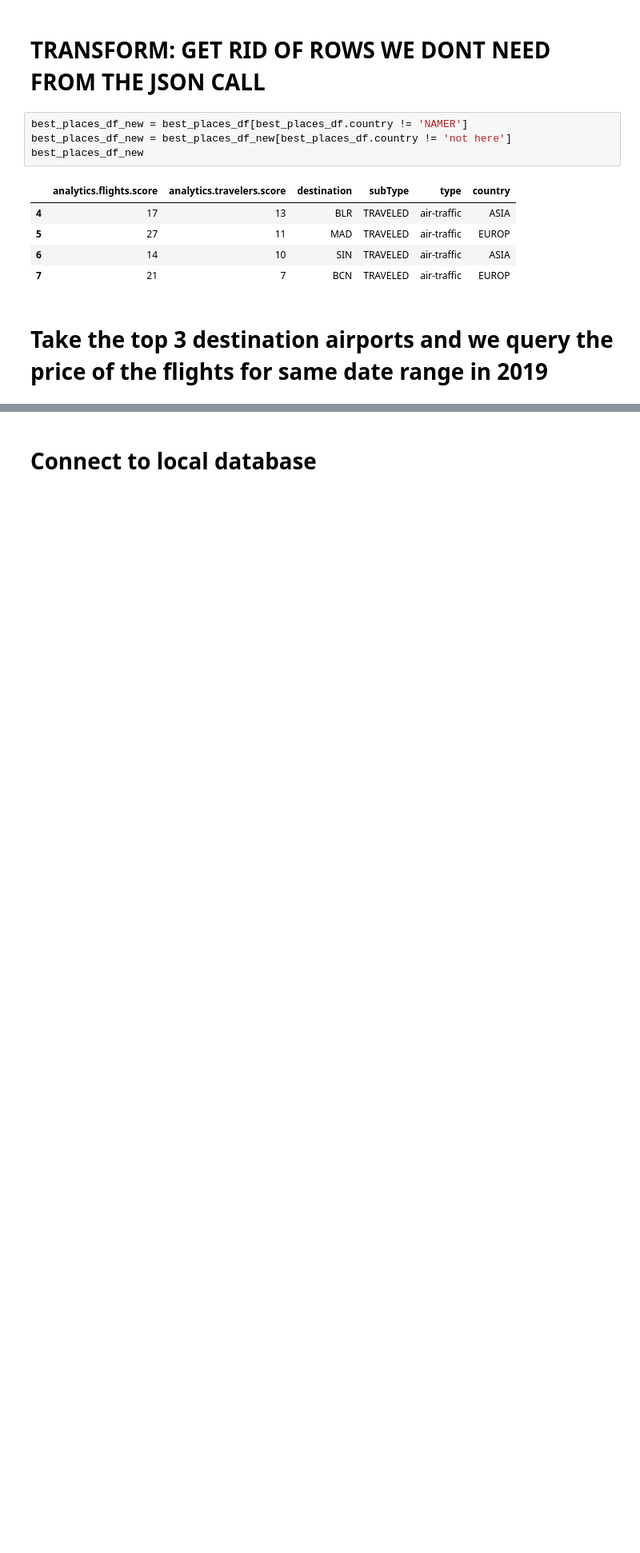
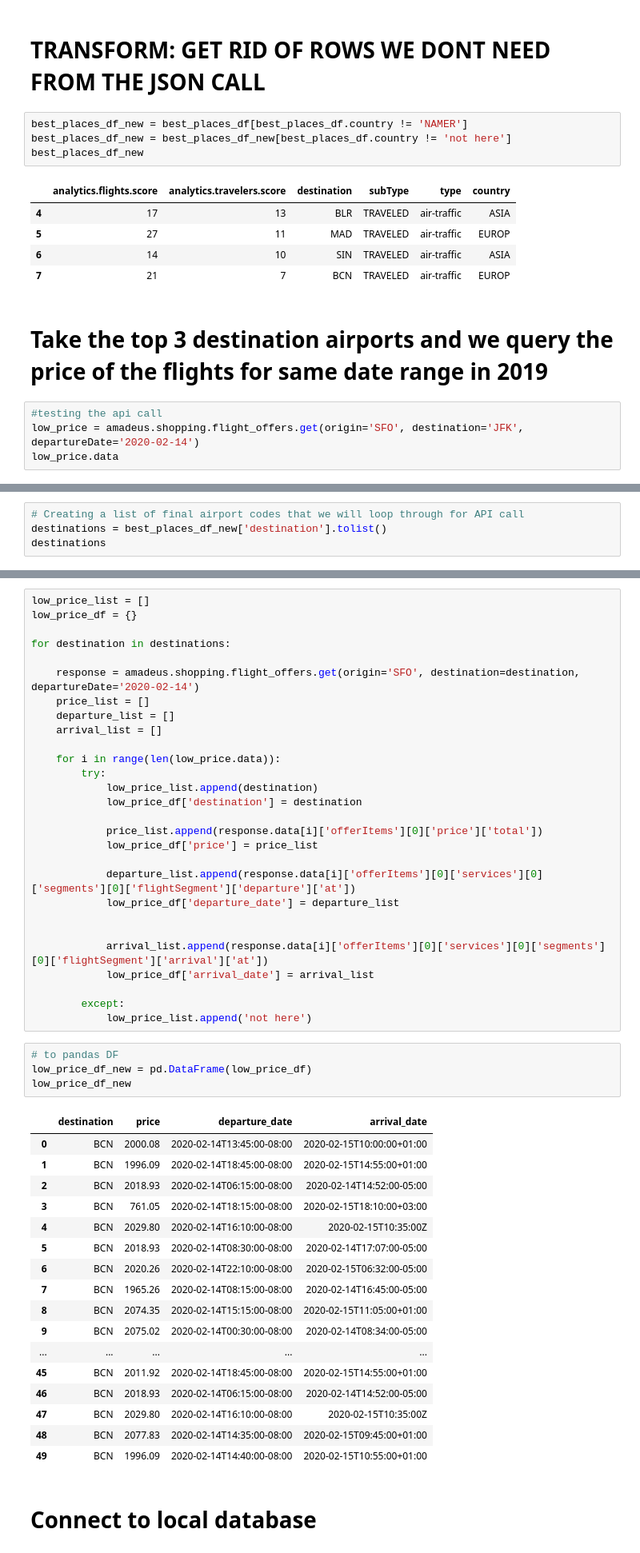
Before and after one commit to williamsongigi69/Travel_ETL, a Jupyter notebook: Travel_ETL_Code.ipynb, the cells around one changed output, grey strips where cells are left out. Shown: that part at 80% size. Drawn from its saved outputs; the diff is of its cells as text; blank space fills up the shorter version.

Commit message:
nested loop

```diff
--- a/Travel_ETL_Code.ipynb
+++ b/Travel_ETL_Code.ipynb
@@ -124,3 +124,7 @@ best_places_df_new
 | 7 | 21 | 7 | BCN | TRAVELED | air-traffic | EUROP |
 # %% [markdown]
 # Take the top 3 destination airports and we query the price of the flights for same date range in 2019
+# %%
+#testing the api call
+low_price = amadeus.shopping.flight_offers.get(origin='SFO', destination='JFK', departureDate='2020-02-14')
+low_price.data
@@ -126,0 +158,4 @@ best_places_df_new
+# %%
+# Creating a list of final airport codes that we will loop through for API call
+destinations = best_places_df_new['destination'].tolist()
+destinations
@@ -127,3 +164,53 @@ best_places_df_new
+# %%
+low_price_list = []
+low_price_df = {}
+
+for destination in destinations:
+
+    response = amadeus.shopping.flight_offers.get(origin='SFO', destination=destination, departureDate='2020-02-14')
+    price_list = []
+    departure_list = []
+    arrival_list = []
+
+    for i in range(len(low_price.data)):
+        try:
+            low_price_list.append(destination)
+            low_price_df['destination'] = destination
+
+            price_list.append(response.data[i]['offerItems'][0]['price']['total'])
+            low_price_df['price'] = price_list
+
+            departure_list.append(response.data[i]['offerItems'][0]['services'][0]['segments'][0]['flightSegment']['departure']['at'])
+            low_price_df['departure_date'] = departure_list
+
+
+            arrival_list.append(response.data[i]['offerItems'][0]['services'][0]['segments'][0]['flightSegment']['arrival']['at'])
+            low_price_df['arrival_date'] = arrival_list
+
+        except:
+            low_price_list.append('not here')
+# %%
+# to pandas DF
+low_price_df_new = pd.DataFrame(low_price_df)
+low_price_df_new
+# %% [output]
+|  | destination | price | departure_date | arrival_date |
+| 0 | BCN | 2000.08 | 2020-02-14T13:45:00-08:00 | 2020-02-15T10:00:00+01:00 |
+| 1 | BCN | 1996.09 | 2020-02-14T18:45:00-08:00 | 2020-02-15T14:55:00+01:00 |
+| 2 | BCN | 2018.93 | 2020-02-14T06:15:00-08:00 | 2020-02-14T14:52:00-05:00 |
+| 3 | BCN | 761.05 | 2020-02-14T18:15:00-08:00 | 2020-02-15T18:10:00+03:00 |
+| 4 | BCN | 2029.80 | 2020-02-14T16:10:00-08:00 | 2020-02-15T10:35:00Z |
+| 5 | BCN | 2018.93 | 2020-02-14T08:30:00-08:00 | 2020-02-14T17:07:00-05:00 |
+| 6 | BCN | 2020.26 | 2020-02-14T22:10:00-08:00 | 2020-02-15T06:32:00-05:00 |
+| 7 | BCN | 1965.26 | 2020-02-14T08:15:00-08:00 | 2020-02-14T16:45:00-05:00 |
+| 8 | BCN | 2074.35 | 2020-02-14T15:15:00-08:00 | 2020-02-15T11:05:00+01:00 |
+| 9 | BCN | 2075.02 | 2020-02-14T00:30:00-08:00 | 2020-02-14T08:34:00-05:00 |
+| ... | ... | ... | ... | ... |
+| 45 | BCN | 2011.92 | 2020-02-14T18:45:00-08:00 | 2020-02-15T14:55:00+01:00 |
+| 46 | BCN | 2018.93 | 2020-02-14T06:15:00-08:00 | 2020-02-14T14:52:00-05:00 |
+| 47 | BCN | 2029.80 | 2020-02-14T16:10:00-08:00 | 2020-02-15T10:35:00Z |
+| 48 | BCN | 2077.83 | 2020-02-14T14:35:00-08:00 | 2020-02-15T09:45:00+01:00 |
+| 49 | BCN | 1996.09 | 2020-02-14T14:40:00-08:00 | 2020-02-15T10:55:00+01:00 |
 # %% [markdown]
 # Connect to local database
 # %%
```
Also changed, not shown: parts of 12 cells of this notebook.
